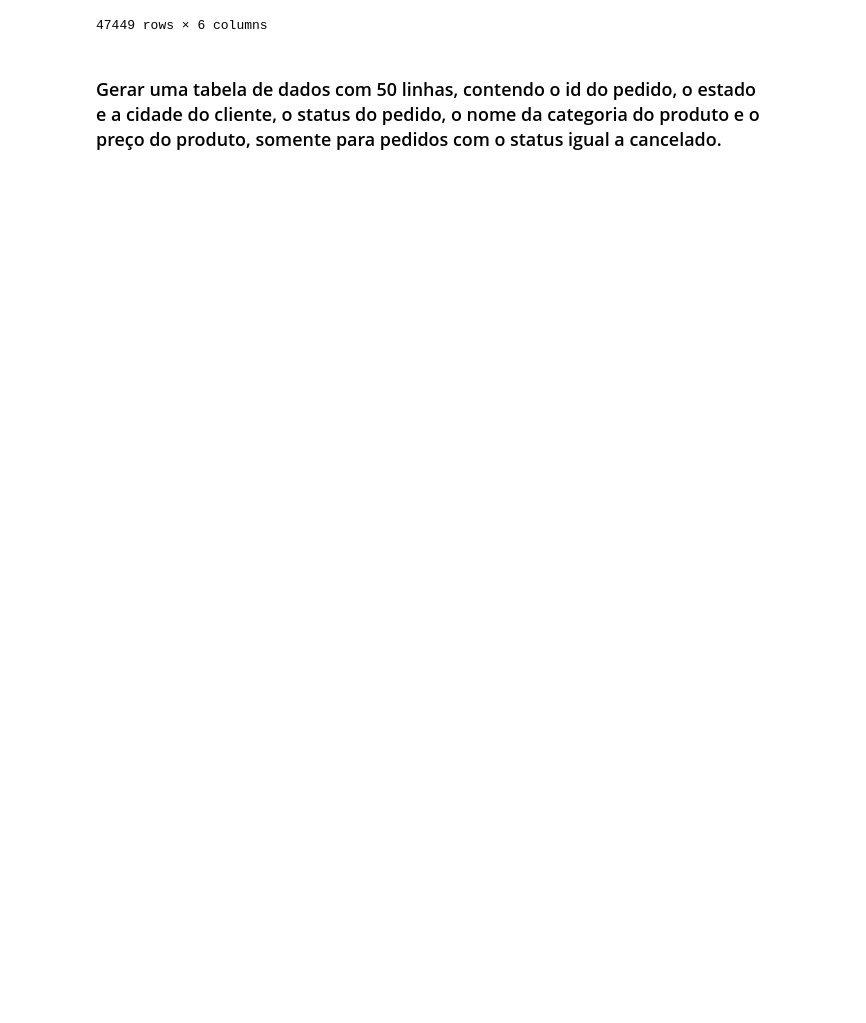
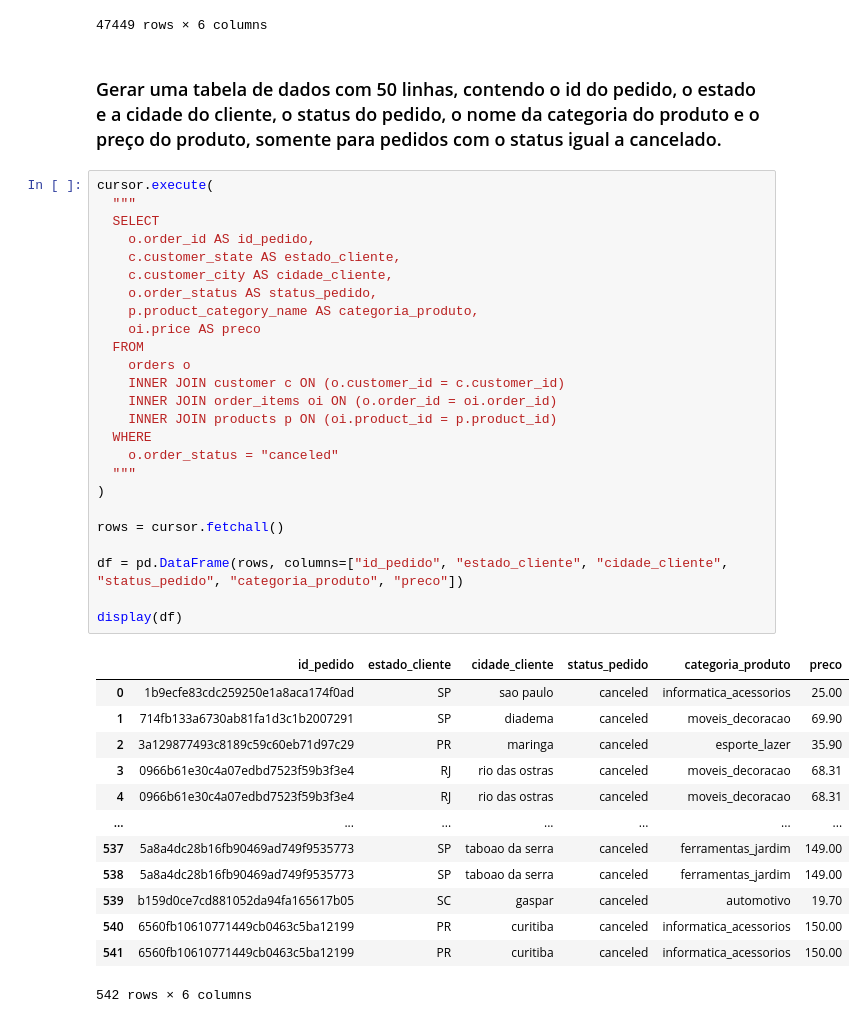
Before and after one commit to C41m/C41m-sql_ecommerce, a Jupyter notebook: sql.ipynb, the cells around one changed output. Saved outputs shown, nothing was run; the diff lists cells and outputs as text; blank space fills up the shorter version.

```diff
--- a/sql.ipynb
+++ b/sql.ipynb
@@ -1609,3 +1609,42 @@ display(df)
 47449 rows × 6 columns
 # %% [markdown]
 ### Gerar uma tabela de dados com 50 linhas, contendo o id do pedido, o estado e a cidade do cliente, o status do pedido, o nome da categoria do produto e o preço do produto, somente para pedidos com o status igual a cancelado.
+# %%
+cursor.execute(
+  """
+  SELECT
+    o.order_id AS id_pedido,
+    c.customer_state AS estado_cliente,
+    c.customer_city AS cidade_cliente,
+    o.order_status AS status_pedido,
+    p.product_category_name AS categoria_produto,
+    oi.price AS preco
+  FROM
+    orders o
+    INNER JOIN customer c ON (o.customer_id = c.customer_id)
+    INNER JOIN order_items oi ON (o.order_id = oi.order_id)
+    INNER JOIN products p ON (oi.product_id = p.product_id)
+  WHERE
+    o.order_status = "canceled"
+  """
+)
+
+rows = cursor.fetchall()
+
+df = pd.DataFrame(rows, columns=["id_pedido", "estado_cliente", "cidade_cliente", "status_pedido", "categoria_produto", "preco"])
+
+display(df)
+# %% [output]
+|  | id_pedido | estado_cliente | cidade_cliente | status_pedido | categoria_produto | preco |
+| 0 | 1b9ecfe83cdc259250e1a8aca174f0ad | SP | sao paulo | canceled | informatica_acessorios | 25.00 |
+| 1 | 714fb133a6730ab81fa1d3c1b2007291 | SP | diadema | canceled | moveis_decoracao | 69.90 |
+| 2 | 3a129877493c8189c59c60eb71d97c29 | PR | maringa | canceled | esporte_lazer | 35.90 |
+| 3 | 0966b61e30c4a07edbd7523f59b3f3e4 | RJ | rio das ostras | canceled | moveis_decoracao | 68.31 |
+| 4 | 0966b61e30c4a07edbd7523f59b3f3e4 | RJ | rio das ostras | canceled | moveis_decoracao | 68.31 |
+| ... | ... | ... | ... | ... | ... | ... |
+| 537 | 5a8a4dc28b16fb90469ad749f9535773 | SP | taboao da serra | canceled | ferramentas_jardim | 149.00 |
+| 538 | 5a8a4dc28b16fb90469ad749f9535773 | SP | taboao da serra | canceled | ferramentas_jardim | 149.00 |
+| 539 | b159d0ce7cd881052da94fa165617b05 | SC | gaspar | canceled | automotivo | 19.70 |
+| 540 | 6560fb10610771449cb0463c5ba12199 | PR | curitiba | canceled | informatica_acessorios | 150.00 |
+| 541 | 6560fb10610771449cb0463c5ba12199 | PR | curitiba | canceled | informatica_acessorios | 150.00 |
+542 rows × 6 columns
```
Also changed, not shown: parts of 4 cells of this notebook, 1 other file.
